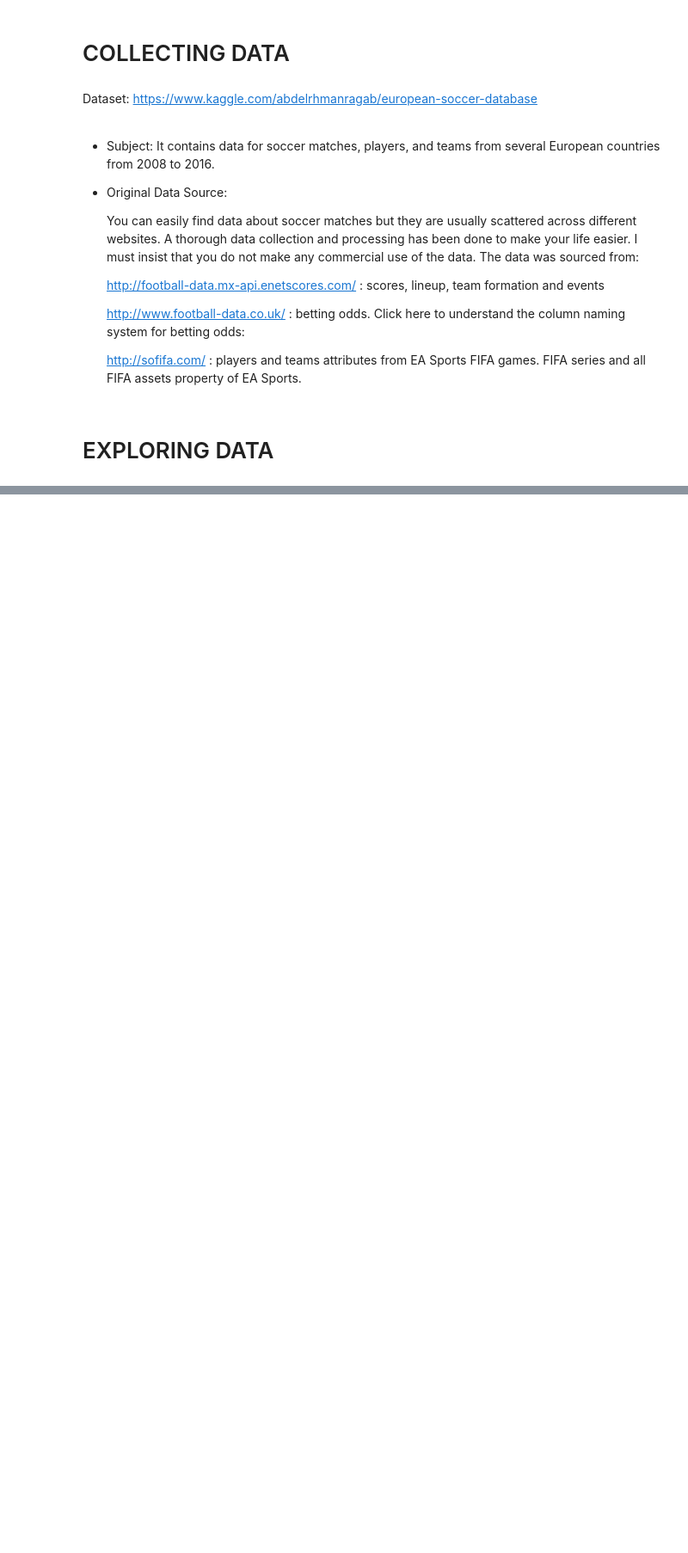
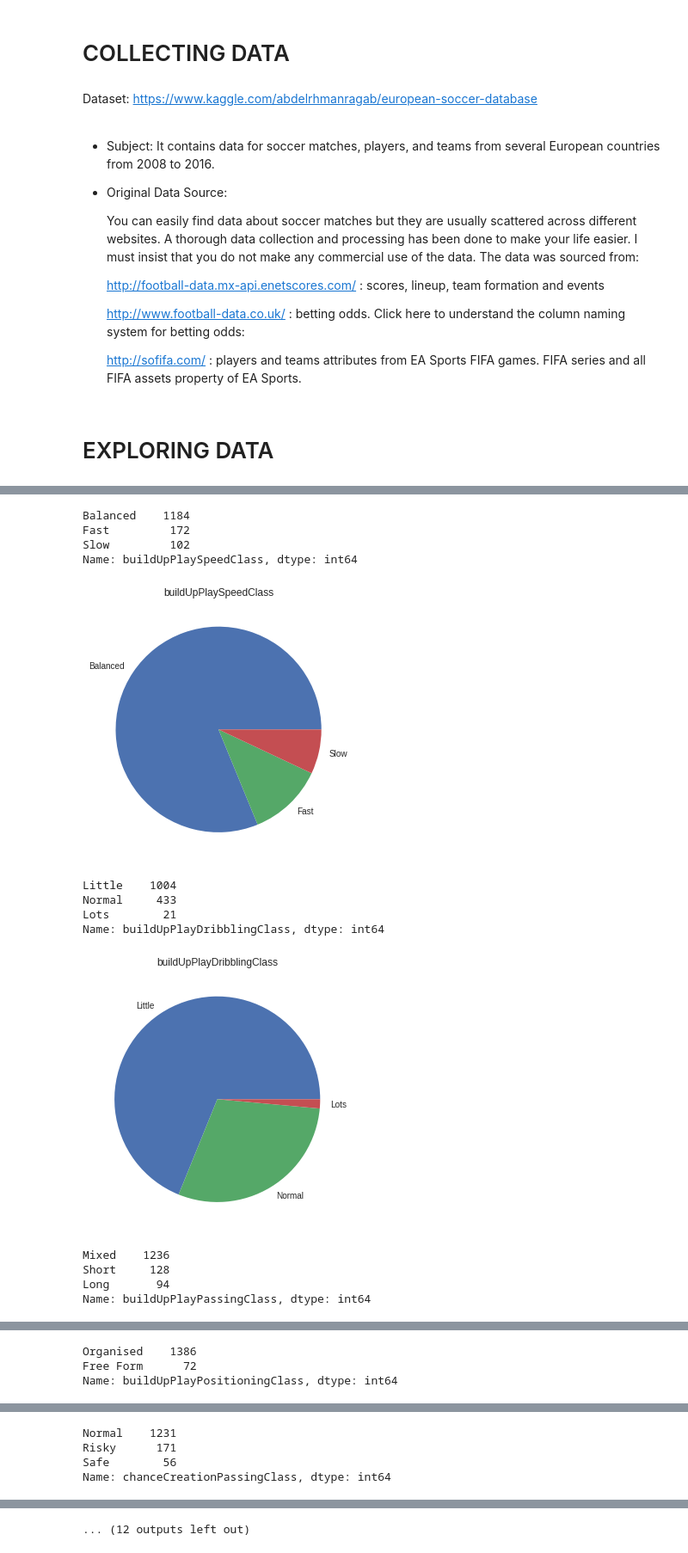
Before and after one commit to hieuhuynhcao/DSProgramming_Final, a Jupyter notebook: analyze.ipynb, the cells around one changed output, grey strips where cells are left out. Shown: that part at 86% size. Drawn from its saved outputs; the diff is of its cells as text; code cells hidden in the pictures; blank space fills up the shorter version.

```diff
--- a/analyze.ipynb
+++ b/analyze.ipynb
@@ -18,3 +20,12 @@ plt.style.use('seaborn')
+# %%
+# Load Data that I will investigate it
+df_match = pd.read_csv('Match.csv')
+df_player_attribute = pd.read_csv('Player_Attributes.csv')
+df_team_attribute = pd.read_csv('Team_Attributes.csv')
+df_team = pd.read_csv('Team.csv')
+df_player = pd.read_csv('Player.csv')
+df_country = pd.read_csv('Country.csv')
+df_league = pd.read_csv('League.csv')
 # %% [markdown]
 # COLLECTING DATA
 # %% [markdown]
@@ -34,0 +706,11 @@ Dataset: https://www.kaggle.com/abdelrhmanragab/european-soccer-database
+# %%
+"""Split categorical columns and numerical comlumns"""
+cat_cols = ['id', 'team_fifa_api_id', 'team_api_id', 'date',
+       'buildUpPlaySpeedClass', 'buildUpPlayDribblingClass',
+       'buildUpPlayPassingClass', 'buildUpPlayPositioningClass',
+       'chanceCreationPassingClass', 'chanceCreationCrossingClass',
+       'chanceCreationShootingClass','chanceCreationPositioningClass',
+       'defencePressureClass', 'defenceAggressionClass',
+       'defenceTeamWidthClass','defenceDefenderLineClass']
+
+num_cols = list( set(list(df_team_attribute.columns)) - set(cat_cols) )
@@ -34,0 +741,26 @@ Dataset: https://www.kaggle.com/abdelrhmanragab/european-soccer-database
+# %%
+"""Function to stat the atrribute class and visualize them with pie chart"""
+def statisticAttributeClass(attribute):
+    print(df_team_attribute[attribute].value_counts())
+    plt.pie(df_team_attribute[attribute].value_counts().values, labels=df_team_attribute[attribute].value_counts().keys())
+    plt.title(attribute)
+    plt.show();
+# %%
+for i in cat_cols[4:]:
+    statisticAttributeClass(i)
+    print('\n')
+# %% [output]
+Balanced    1184
+Fast         172
+Slow         102
+Name: buildUpPlaySpeedClass, dtype: int64
+[figure, added]
+Little    1004
+Normal     433
+Lots        21
+Name: buildUpPlayDribblingClass, dtype: int64
+[figure, added]
+Mixed    1236
+Short     128
+Long       94
+Name: buildUpPlayPassingClass, dtype: int64
@@ -34,0 +768,3 @@ Dataset: https://www.kaggle.com/abdelrhmanragab/european-soccer-database
+Organised    1386
+Free Form      72
+Name: buildUpPlayPositioningClass, dtype: int64
@@ -34,0 +772,4 @@ Dataset: https://www.kaggle.com/abdelrhmanragab/european-soccer-database
+Normal    1231
+Risky      171
+Safe        56
+Name: chanceCreationPassingClass, dtype: int64
@@ -34,0 +782 @@ Dataset: https://www.kaggle.com/abdelrhmanragab/european-soccer-database
+... (12 outputs left out)
```
Also changed, not shown: parts of 133 cells of this notebook.
